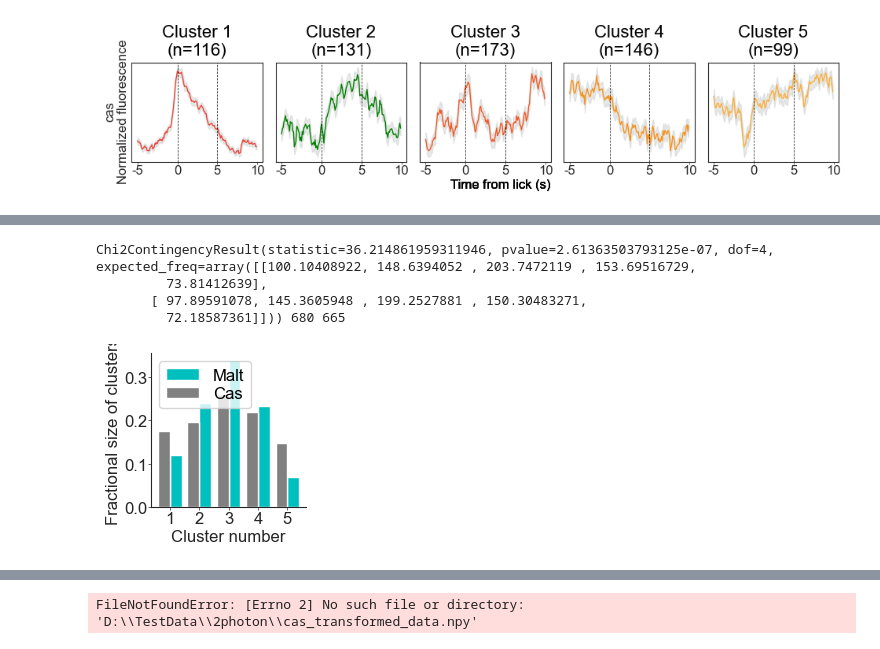
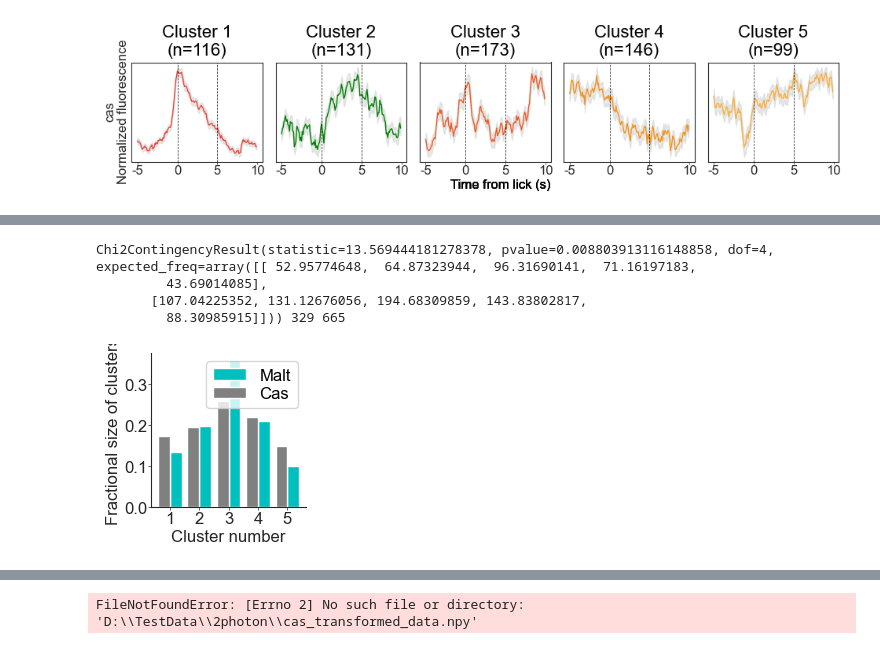
Before and after one commit to jetsetmette/VGP, a Jupyter notebook: notebooks/prep_for_spectral_cluster.ipynb, the cells around one changed output, grey strips where cells are left out. Saved outputs shown, nothing was run; the diff lists cells and outputs as text; code cells hidden in the pictures.

```diff
--- a/notebooks/prep_for_spectral_cluster.ipynb
+++ b/notebooks/prep_for_spectral_cluster.ipynb
@@ -65,30 +218,9 @@ D:\TestData\2photon\VGP_procd_data_22-12-05\sub-VGP118\ses-025-20221006\suite2p\
 # %%
 # make dataframe of cells for Casein day (S2)
 
-mice = metafile.animal.unique()
-solution = "Cas"
-diet = "PR"
-session ="S2"
+query_string = "animal == @mouse and solution == 'Cas' and (diet == 'PR' or diet == 'NR') and session == 'S2'"
+savefilename = ROOT_FOLDER / "cas_both_s2_allcells.npy"
+populationdata = make_selected_dataframe(metafile, query_string, savefilename=savefilename)
 
-dfs = []
-
-for mouse in mice:
-    animal_data = metafile.query("animal == @mouse")
-    row = metafile.query("animal == @mouse and solution == @solution and diet == @diet and session == @session")
-    if len(row) > 0: # tests if there is any data in row, if there is not probably because NR mouse
-        dfs.append(make_licks_df(row))
-    ## include the lines below to include both diet groups
-    row = metafile.query("animal == @mouse and solution == @solution and diet == 'NR' and session == @session")
-    if len(row) > 0: # tests if there is any data in row, if there is not probably because NR mouse
-        dfs.append(make_licks_df(row))
-
-cell_averages = []
-for df in dfs:
-    tmp = np.mean(df, axis=1)
-    cell_averages.append(tmp)
-    print(tmp.shape)
-
-all_cells = np.concatenate(cell_averages)
-
-print(f"There are a total number of {all_cells.shape[0]} cells")
+print(f"There are a total number of {populationdata.shape[0]} cells")
 # %% [output]
@@ -112,5 +244,3 @@ There are a total number of 665 cells
-# %%
-populationdata = all_cells
 # %%
 framerate = 10
 pre_window_size = 5*framerate # 3 seconds multipled by 5 frames. Corresponds to baseline prior to cues.
@@ -469,7 +599,9 @@ cmax = 0.1
 sortwindow = [15, 100]
 
 fig, axs = plt.subplots(len(trial_types),len(uniquelabels),
-                        figsize=(2*len(uniquelabels),2*len(trial_types)))
+                        figsize=(2*len(uniquelabels),2*len(trial_types)),
+                        gridspec_kw={"top": 0.8})
+
 cbar_ax = fig.add_axes([.94, .3, .01, .4])
 cbar_ax.tick_params(width=0.5)
 
@@ -515,6 +647,8 @@ fig.subplots_adjust(left=0.03)
 fig.subplots_adjust(right=0.93)
 fig.subplots_adjust(bottom=0.2)
 fig.subplots_adjust(top=0.83)
+
+fig.savefig(ROOT_FOLDER / "heatplots_clusters.png")
 # %% [output]
 [figure]
 # %%
@@ -522,7 +656,8 @@ cmax = 0.1
 sortwindow = [15, 100]
 
 fig, axs = plt.subplots(len(trial_types),len(uniquelabels),
-                        figsize=(2*len(uniquelabels),2*len(trial_types)))
+                        figsize=(2*len(uniquelabels),2*len(trial_types)),
+                        gridspec_kw={"top": 0.8})
 
 numroisincluster = np.nan*np.ones((len(uniquelabels),))
 for c, cluster in enumerate(uniquelabels):
@@ -563,6 +698,8 @@ for c, cluster in enumerate(uniquelabels):
     fig.subplots_adjust(right=0.93)
     fig.subplots_adjust(bottom=0.2)
     fig.subplots_adjust(top=0.83)
+
+fig.savefig(ROOT_FOLDER / "shadederror_clusters.png")
 # %% [output]
 (116, 150)
 (131, 150)
@@ -659,7 +753,7 @@ There are a total number of 680 cells
 # %%
 #populationdata = np.load(os.path.join(basedir, 'OFCVTA_populationdata.npy'))
 
-populationdata=all_cells
+populationdata=np.load(ROOT_FOLDER / "cas_nr_s2_allcells.npy")
 
 pca_results_file = os.path.join(ROOT_FOLDER, 'pcaresults.pickle')
 reference_file = os.path.join(ROOT_FOLDER, 'cas_transformed_data.pickle')
@@ -679,35 +773,35 @@ reference_labels = np.load(os.path.join(ROOT_FOLDER, 'cas_clusterlabels.npy'))
 
 clf = LinearSVC().fit(reference_data[:,:optimal_n_pcs], reference_labels)
 predicted_labels = clf.predict(transformed_data[:,:optimal_n_pcs])
 uniquelabels = np.sort(np.unique(predicted_labels))
 
 
 print(stats.chi2_contingency(np.vstack((np.bincount(predicted_labels),
                                         np.bincount(reference_labels)))), predicted_labels.size, reference_labels.size)
 
 fractional_size_predicted = np.bincount(predicted_labels)/(predicted_labels.size+0.0)
 fractional_size_reference = np.bincount(reference_labels)/(reference_labels.size+0.0)
 # sortorder = np.argsort(fractional_size_reference)[::-1]
 sortorder = np.arange(fractional_size_reference.size)
 
 bar_width = 0.4  # default: 0.8
 bar_locations = np.arange(uniquelabels.size)
 
 fig, ax = plt.subplots(figsize=(2,2))
 ax.bar(bar_locations + bar_width/2, fractional_size_predicted[sortorder], bar_width, color='c', label='Malt')
 ax.bar(bar_locations - bar_width/2, fractional_size_reference[sortorder],
        bar_width, color=[0.5]*3, label='Cas')
 ax.set_xticks(np.arange(uniquelabels.size));
 ax.set_xticklabels(['%d'%(a+1) for a in uniquelabels[sortorder]]);
 ax.set_xlabel('Cluster number')
 ax.set_ylabel('Fractional size of clusters')
 ax.legend();
 # [i.set_linewidth(0.5) for i in ax.spines.itervalues()]
 ax.spines['right'].set_visible(False)
 ax.spines['top'].set_visible(False)
 # %% [output]
-Chi2ContingencyResult(statistic=36.214861959311946, pvalue=2.61363503793125e-07, dof=4, expected_freq=array([[100.10408922, 148.6394052 , 203.7472119 , 153.69516729,
-         73.81412639],
-       [ 97.89591078, 145.3605948 , 199.2527881 , 150.30483271,
-         72.18587361]])) 680 665
+Chi2ContingencyResult(statistic=13.569444181278378, pvalue=0.008803913116148858, dof=4, expected_freq=array([[ 52.95774648,  64.87323944,  96.31690141,  71.16197183,
+         43.69014085],
+       [107.04225352, 131.12676056, 194.68309859, 143.83802817,
+         88.30985915]])) 329 665
-[figure, old version]
+[figure, new version]
```
Also changed, not shown: parts of 15 cells of this notebook.
